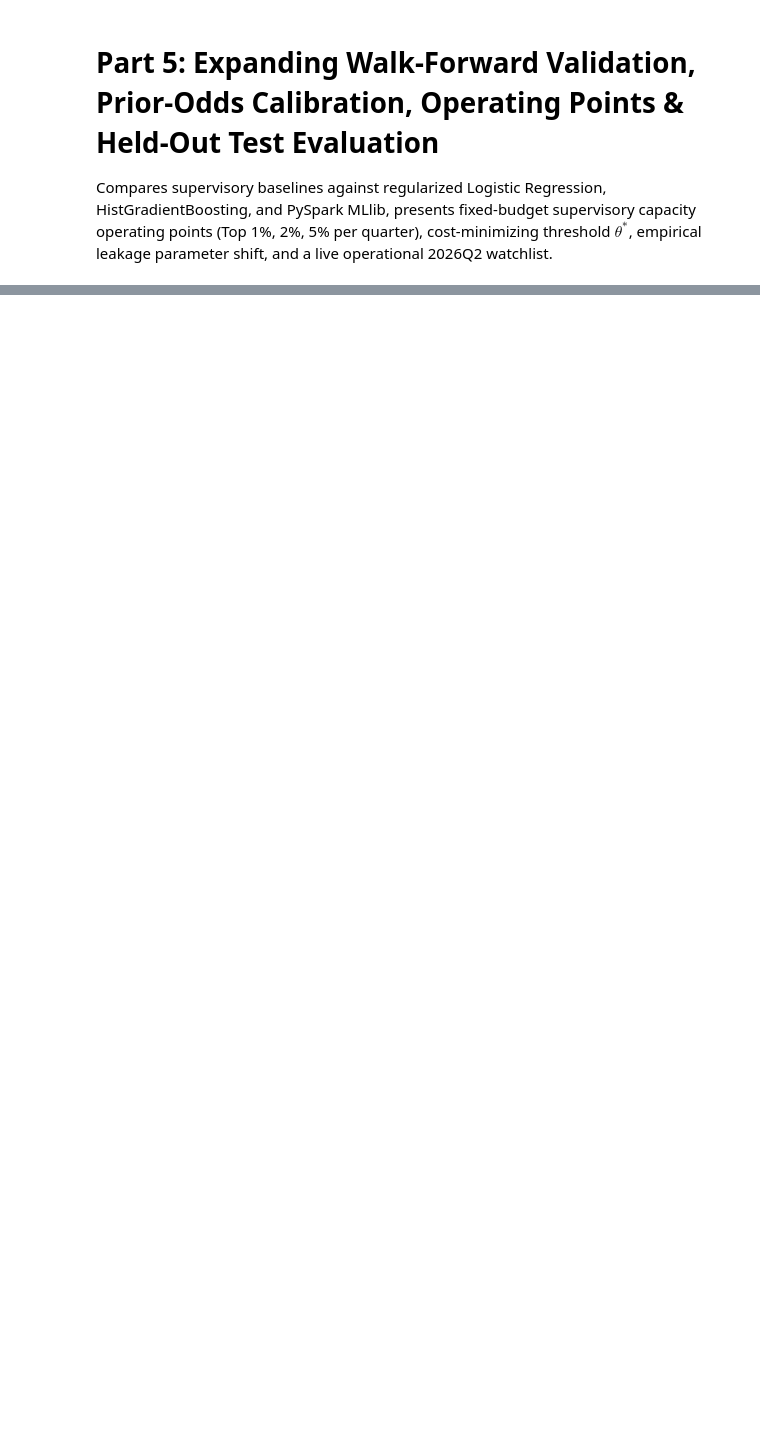
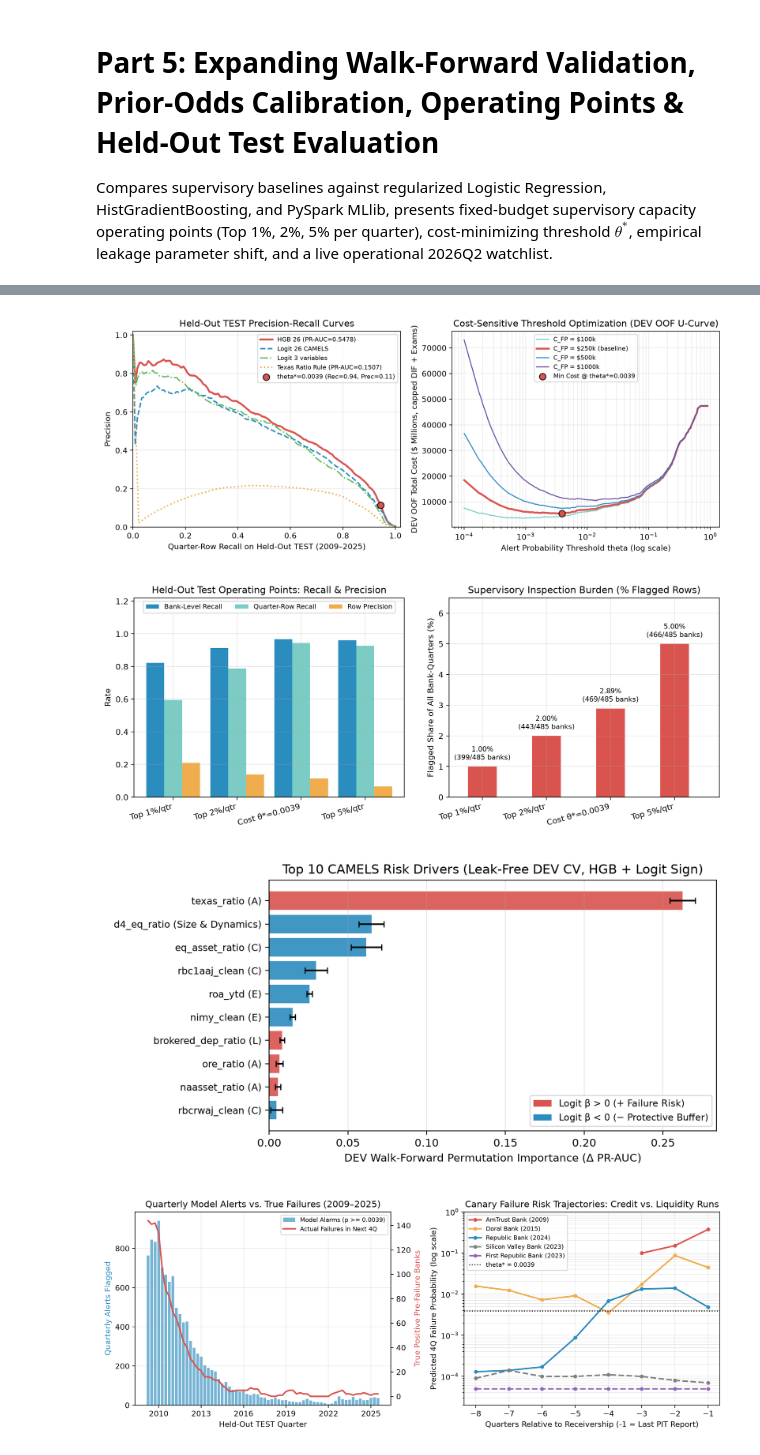
Before and after one commit to Henryy2510/bank-failure-early-warning, a Jupyter notebook: notebooks/05_modelling_and_validation.ipynb, the cells around one changed output, grey strips where cells are left out. Drawn from its saved outputs; the diff is of its cells as text; code cells hidden in the pictures; blank space fills up the shorter version.

```diff
--- a/notebooks/05_modelling_and_validation.ipynb
+++ b/notebooks/05_modelling_and_validation.ipynb
@@ -74,0 +90,8 @@ shape: (3, 12)
+# %%
+for fig_name in ('pr_and_cost_curves.png', 'operating_points.png', 'feature_importance.png', 'alarms_and_canary_trajectories.png'):
+    display(Image(filename=f'../outputs/figures/{fig_name}'))
+# %% [output]
+[figure, added]
+[figure, added]
+[figure, added]
+[figure, added]
```
Also changed, not shown: parts of 2 cells of this notebook, 18 other files.
